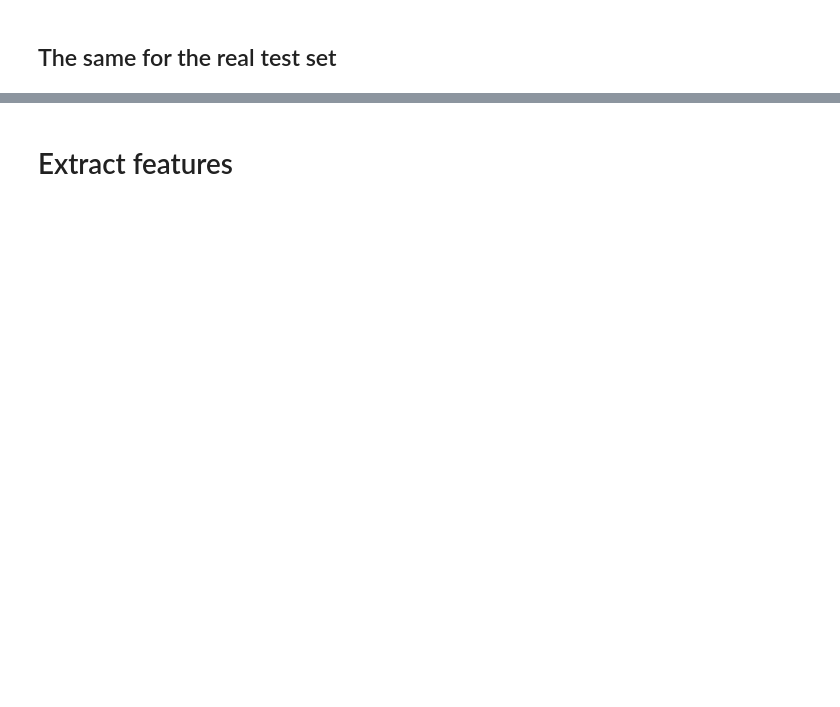
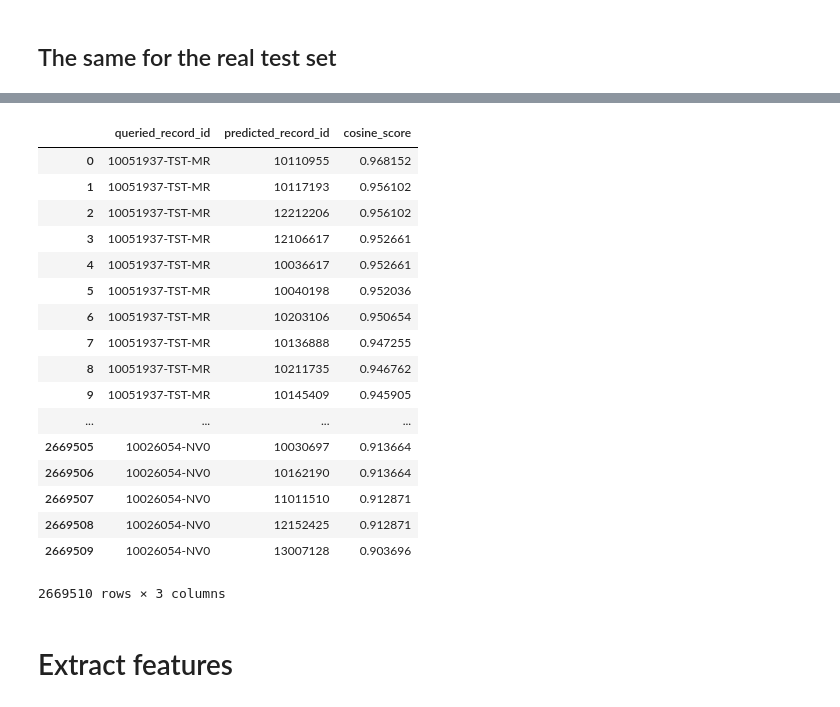
Before and after one commit to teomores/Oracle_HPC_contest, a Jupyter notebook: notebooks/XGBoost.ipynb, the cells around one changed output, grey strips where cells are left out. Cells and saved outputs as stored; diff of their text form; code cells hidden in the pictures; blank space fills up the shorter version.

```diff
--- a/notebooks/XGBoost.ipynb
+++ b/notebooks/XGBoost.ipynb
@@ -87,3 +85,5 @@ train = read_file("../oracle-polimi-contest-2019/entity-resolution_advanced-topi
+# %%
+train = read_file("../dataset/original/train.csv")
 # %%
 train = train.drop(['modification', 'type'], axis=1)
 train['name'] = train['name'].str.lower()
@@ -159,3 +184,24 @@ KeyboardInterrupt:
+# %%
+xgb_test_df
+# %% [output]
+|  | queried_record_id | predicted_record_id | cosine_score |
+| 0 | 10051937-TST-MR | 10110955 | 0.968152 |
+| 1 | 10051937-TST-MR | 10117193 | 0.956102 |
+| 2 | 10051937-TST-MR | 12212206 | 0.956102 |
+| 3 | 10051937-TST-MR | 12106617 | 0.952661 |
+| 4 | 10051937-TST-MR | 10036617 | 0.952661 |
+| 5 | 10051937-TST-MR | 10040198 | 0.952036 |
+| 6 | 10051937-TST-MR | 10203106 | 0.950654 |
+| 7 | 10051937-TST-MR | 10136888 | 0.947255 |
+| 8 | 10051937-TST-MR | 10211735 | 0.946762 |
+| 9 | 10051937-TST-MR | 10145409 | 0.945905 |
+| ... | ... | ... | ... |
+| 2669505 | 10026054-NV0 | 10030697 | 0.913664 |
+| 2669506 | 10026054-NV0 | 10162190 | 0.913664 |
+| 2669507 | 10026054-NV0 | 11011510 | 0.912871 |
+| 2669508 | 10026054-NV0 | 12152425 | 0.912871 |
+| 2669509 | 10026054-NV0 | 13007128 | 0.903696 |
+2669510 rows × 3 columns
 # %% [markdown]
 # Extract features
 # %%
```
Also changed, not shown: parts of 12 cells of this notebook, 13 other files.
